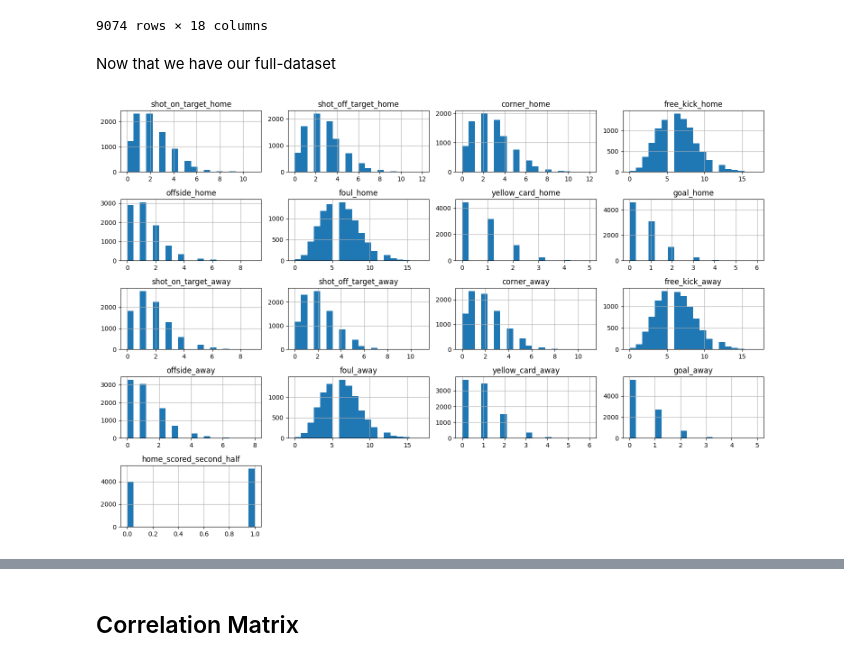
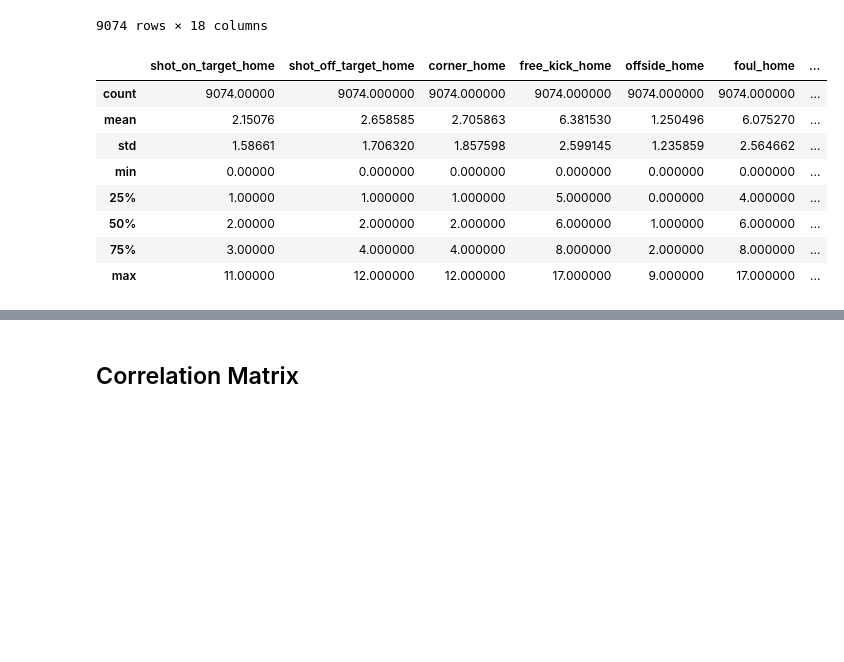
Before and after one commit to gabbosanti/machine-learning-assignment, a Jupyter notebook: assignement.ipynb, the cells around one changed output, grey strips where cells are left out. Drawn from its saved outputs; the diff is of its cells as text; code cells hidden in the pictures; blank space fills up the shorter version.

```diff
--- a/assignement.ipynb
+++ b/assignement.ipynb
@@ -223,12 +240,15 @@ df
 | 9072 | YyeGxMX8/ | 3 | 4 | 6 | 6 | 4 | ... |
 | 9073 | z5L2OT5E/ | 1 | 2 | 2 | 6 | 6 | ... |
 9074 rows × 18 columns
-# %% [markdown]
-Now that we have our full-dataset
-# %%
-from matplotlib import pyplot as plt
-
-df.hist(figsize=(15, 10), bins=20)
-plt.tight_layout()
-# %% [output]
-[figure, removed]
+# %%
+df.describe()
+# %% [output]
+|  | shot_on_target_home | shot_off_target_home | corner_home | free_kick_home | offside_home | foul_home | ... |
+| count | 9074.00000 | 9074.000000 | 9074.000000 | 9074.000000 | 9074.000000 | 9074.000000 | ... |
+| mean | 2.15076 | 2.658585 | 2.705863 | 6.381530 | 1.250496 | 6.075270 | ... |
+| std | 1.58661 | 1.706320 | 1.857598 | 2.599145 | 1.235859 | 2.564662 | ... |
+| min | 0.00000 | 0.000000 | 0.000000 | 0.000000 | 0.000000 | 0.000000 | ... |
+| 25% | 1.00000 | 1.000000 | 1.000000 | 5.000000 | 0.000000 | 4.000000 | ... |
+| 50% | 2.00000 | 2.000000 | 2.000000 | 6.000000 | 1.000000 | 6.000000 | ... |
+| 75% | 3.00000 | 4.000000 | 4.000000 | 8.000000 | 2.000000 | 8.000000 | ... |
+| max | 11.00000 | 12.000000 | 12.000000 | 17.000000 | 9.000000 | 17.000000 | ... |
```
Also changed, not shown: parts of 19 cells of this notebook.
